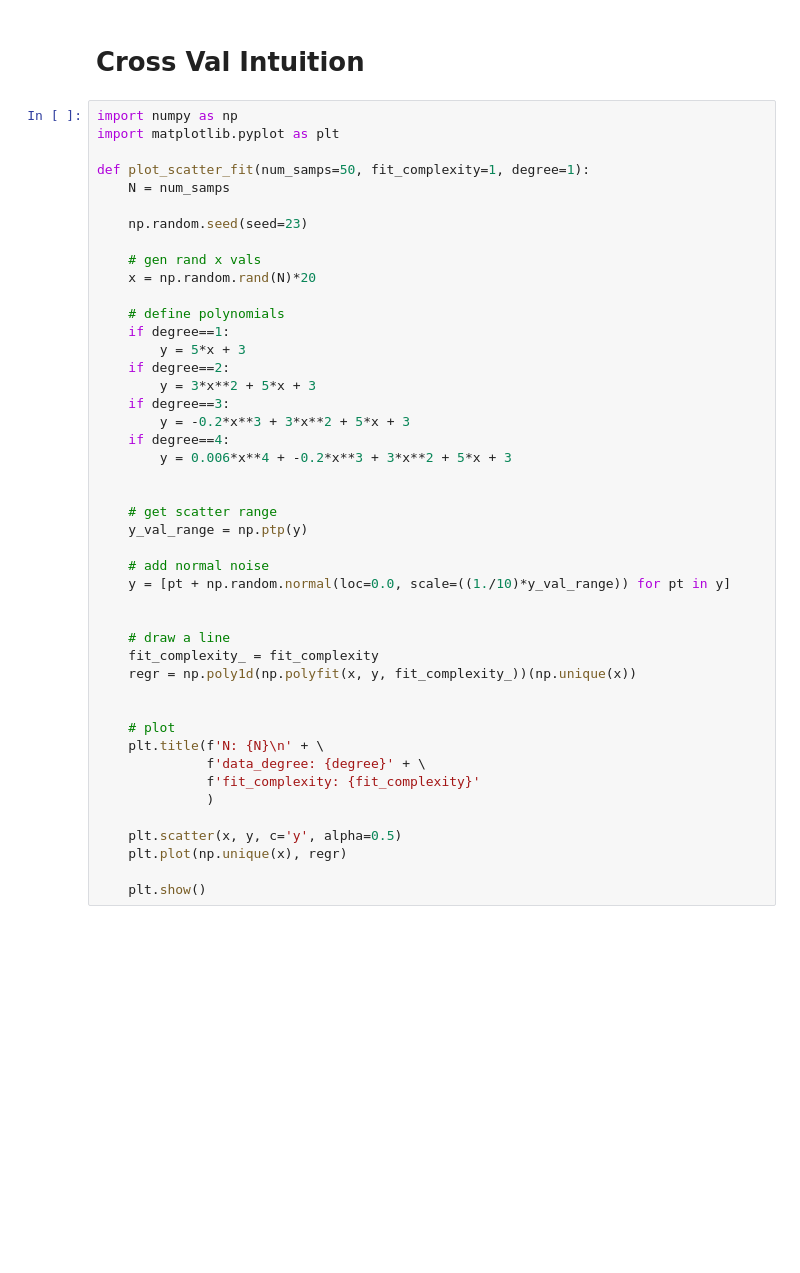
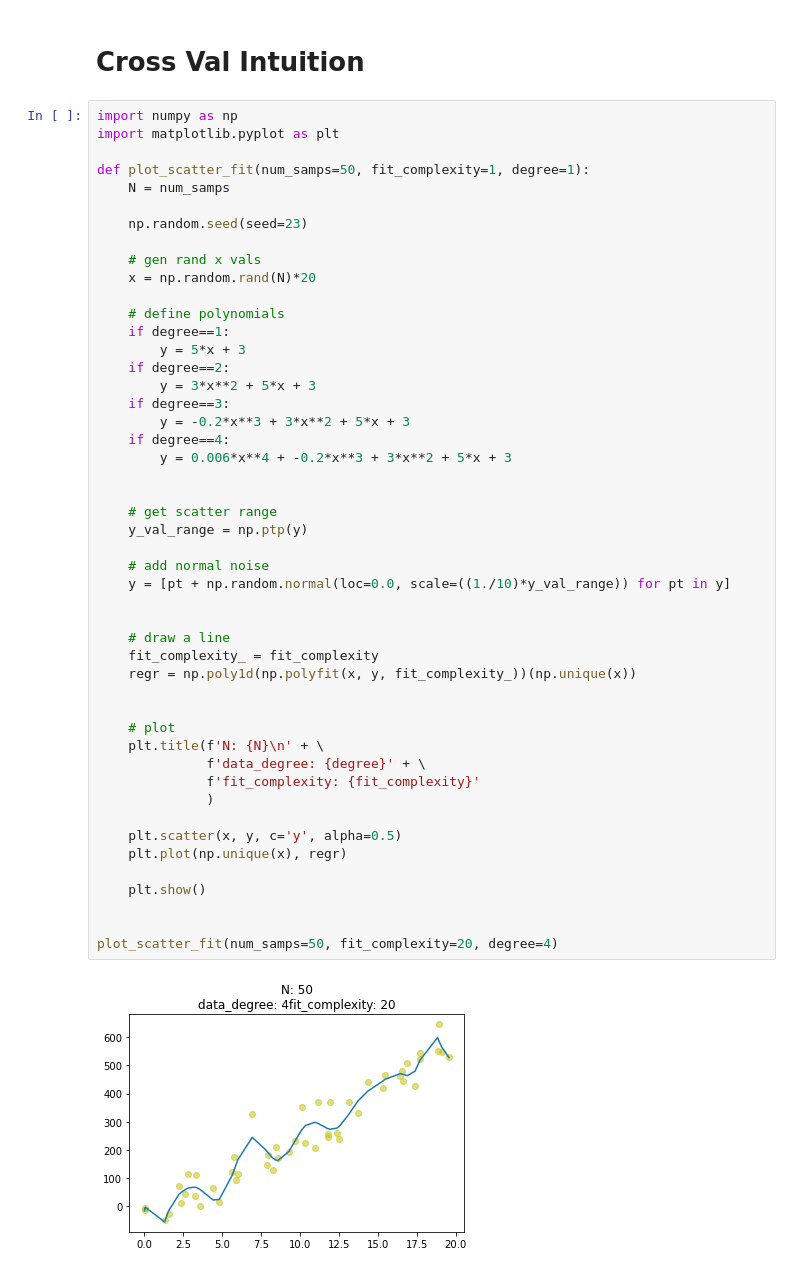
Before and after one commit to MnemoSemiotic/prem_prep_jan19_2021, a Jupyter notebook: src/stats/08_crossval_intuition/simple_crossval_and_ml_intuition.ipynb, the cells around one changed output. Saved outputs shown, nothing was run; the diff lists cells and outputs as text; blank space fills up the shorter version.

```diff
--- a/src/stats/08_crossval_intuition/simple_crossval_and_ml_intuition.ipynb
+++ b/src/stats/08_crossval_intuition/simple_crossval_and_ml_intuition.ipynb
@@ -21,30 +21,35 @@ def plot_scatter_fit(num_samps=50, fit_complexity=1, degree=1):
     if degree==2:
         y = 3*x**2 + 5*x + 3
     if degree==3:
         y = -0.2*x**3 + 3*x**2 + 5*x + 3
     if degree==4:
         y = 0.006*x**4 + -0.2*x**3 + 3*x**2 + 5*x + 3
 
 
     # get scatter range
     y_val_range = np.ptp(y)
 
     # add normal noise
     y = [pt + np.random.normal(loc=0.0, scale=((1./10)*y_val_range)) for pt in y]
 
 
     # draw a line
     fit_complexity_ = fit_complexity
     regr = np.poly1d(np.polyfit(x, y, fit_complexity_))(np.unique(x))
 
 
     # plot
     plt.title(f'N: {N}\n' + \
               f'data_degree: {degree}' + \
               f'fit_complexity: {fit_complexity}'
               )
 
     plt.scatter(x, y, c='y', alpha=0.5)
     plt.plot(np.unique(x), regr)
 
     plt.show()
+
+
+plot_scatter_fit(num_samps=50, fit_complexity=20, degree=4)
+# %% [output]
+[figure, added]
```
Also changed, not shown: parts of 9 cells of this notebook.
